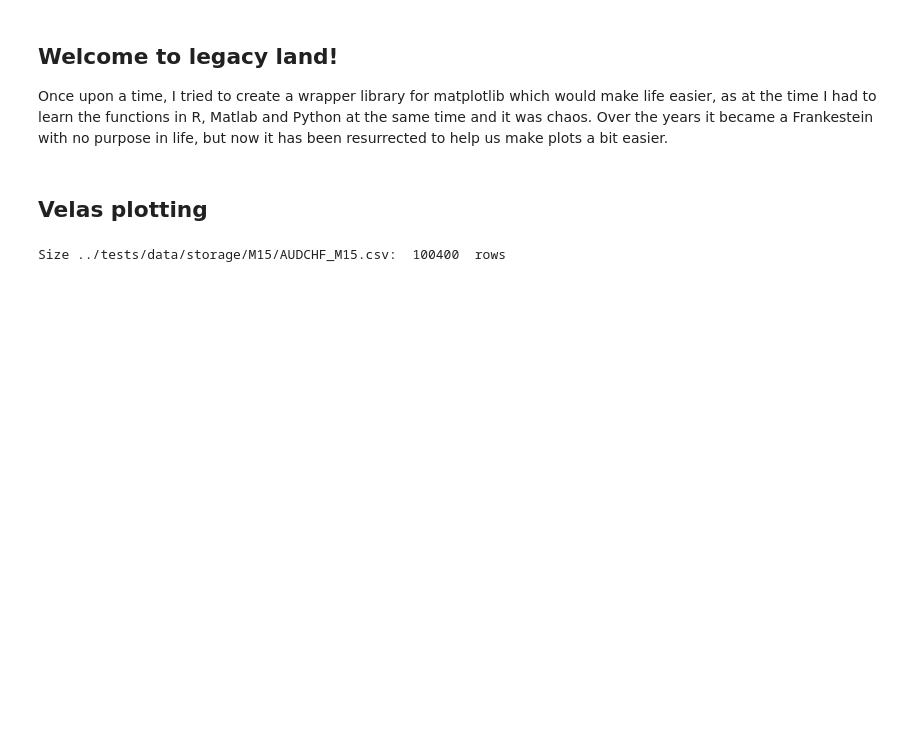
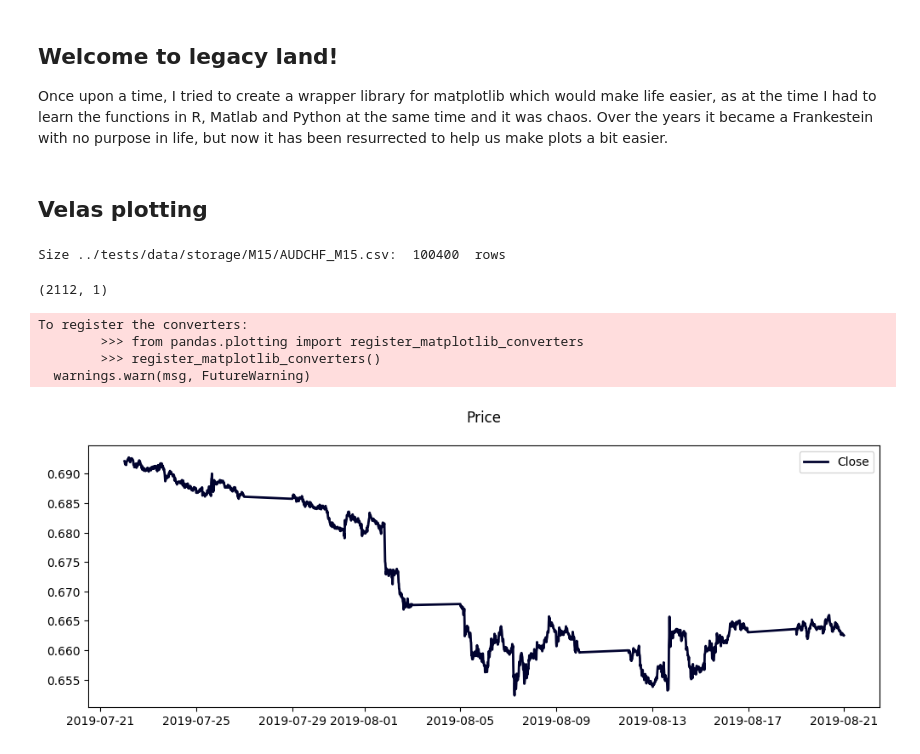
Before and after one commit to manuwhs/traphing, a Jupyter notebook: notebooks/Graphical_library.ipynb, the cells around one changed output. Drawn from its saved outputs; the diff is of its cells as text; code cells hidden in the pictures; blank space fills up the shorter version.

Commit message:
Refactoring graphical library, estimation 60% done

```diff
--- a/notebooks/Graphical_library.ipynb
+++ b/notebooks/Graphical_library.ipynb
@@ -33,4 +31,21 @@ timestamps_M15 = my_velas_M15.timestamps
 close_values_M15 = my_velas_M15["Close"]
 # %% [output]
 Size ../tests/data/storage/M15/AUDCHF_M15.csv:  100400  rows
+# %%
+image_name = "timeDataExample.png";
+folder_images = "../pics/gl/"
+img_path = folder_images + image_name
+size_inches = [12, 4]
+# %%
+my_velas_M15.plot_series()
+
+gl.save_figure(img_path, dpi = 100, size_inches = size_inches, close = True)
+Image(img_path)
+# %% [output]
+(2112, 1)
+To register the converters:
+        >>> from pandas.plotting import register_matplotlib_converters
+        >>> register_matplotlib_converters()
+  warnings.warn(msg, FutureWarning)
+[figure, added]
 # %%
```
Also changed, not shown: parts of 2 cells of this notebook, 13 other files.
